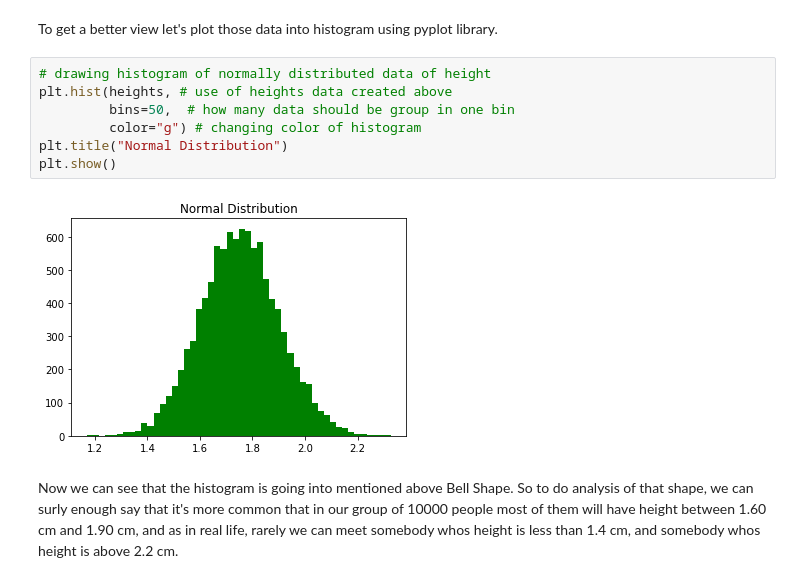
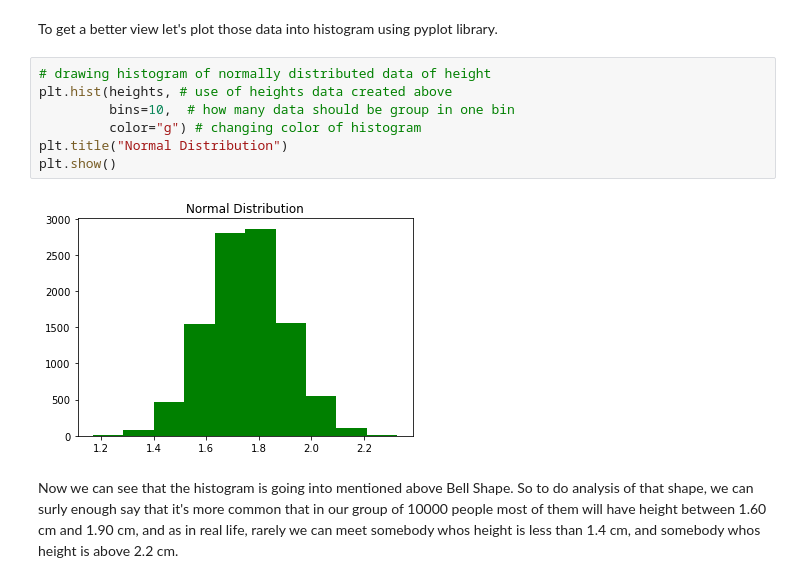
Before and after one commit to DracoNibilis/Numpy.random_Overview, a Jupyter notebook: numpy_random.ipynb, the cells around one changed output. Cells and saved outputs as stored; diff of their text form.

```diff
--- a/numpy_random.ipynb
+++ b/numpy_random.ipynb
@@ -399,11 +399,11 @@ To get a better view let's plot those data into histogram using pyplot library.
 # %%
 # drawing histogram of normally distributed data of height
 plt.hist(heights, # use of heights data created above
-         bins=50,  # how many data should be group in one bin
+         bins=10,  # how many data should be group in one bin
          color="g") # changing color of histogram
 plt.title("Normal Distribution")
 plt.show()
 # %% [output]
-[figure, old version]
+[figure, new version]
 # %% [markdown]
 Now we can see that the histogram is going into mentioned above Bell Shape. So to do analysis of that shape, we can surly enough say that it's more common that in our group of 10000 people most of them will have height between 1.60 cm and 1.90 cm, and as in real life, rarely we can meet somebody whos height is less than 1.4 cm, and somebody whos height is above 2.2 cm.
```
Also changed, not shown: parts of 29 cells of this notebook.
